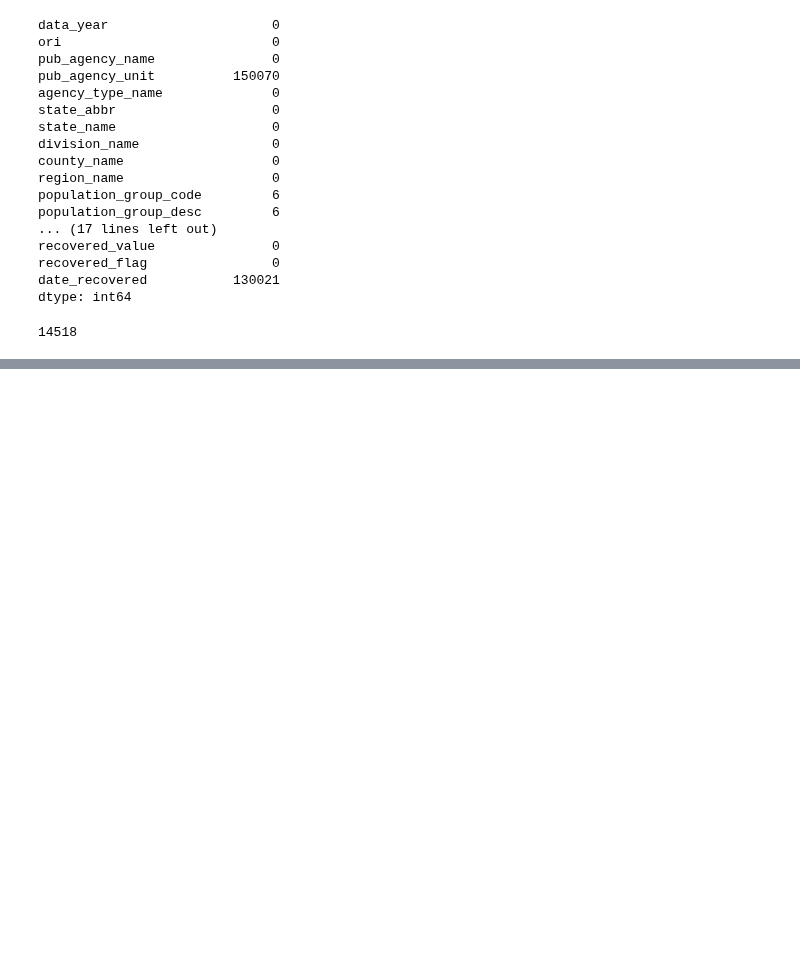
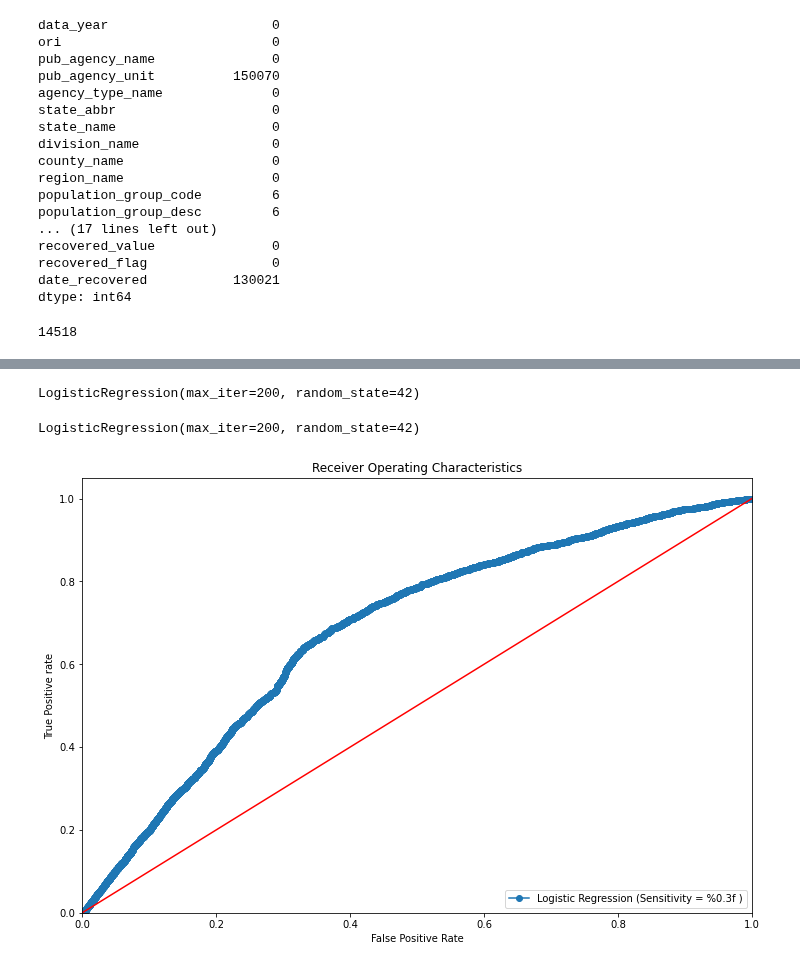
Before and after one commit to Jelsik/DataVisFinalProject-Pentagon, a Jupyter notebook: Cargo Theft Analysis.ipynb, the cells around one changed output, grey strips where cells are left out. Drawn from its saved outputs; the diff is of its cells as text; code cells hidden in the pictures; blank space fills up the shorter version.

```diff
--- a/Cargo Theft Analysis.ipynb
+++ b/Cargo Theft Analysis.ipynb
@@ -144,0 +710,5 @@ theft_cleaned_df.to_csv('Resources/cargo_theft_cleaned.csv', index=False)
+# %%
+X1 = binary_data[['population_group_code','offense_code','offender_age','victim_type_code','location_code',
+    'prop_desc_code','stolen_value']]
+
+y1 = binary_data['recovered_flag']
@@ -144,0 +788,7 @@ theft_cleaned_df.to_csv('Resources/cargo_theft_cleaned.csv', index=False)
+# %%
+X1=sm.add_constant(X1)
+#Splitting the dataset
+X_train1, X_test1, y_train1, y_test1 = train_test_split(X1, y1, test_size=0.2, random_state=0)
+model1=sm.Logit(y_train1,X_train1,random_state=0)
+result1=model1.fit()
+print(result1.summary())
@@ -144,0 +848,38 @@ theft_cleaned_df.to_csv('Resources/cargo_theft_cleaned.csv', index=False)
+# %%
+# create a logistic regression model with the specified arguments
+from sklearn.linear_model import LogisticRegression
+classifier1 = LogisticRegression(solver='lbfgs', max_iter=200, random_state=42)
+classifier1
+# %% [output]
+LogisticRegression(max_iter=200, random_state=42)
+# %%
+# trained the model with the training data:
+classifier1.fit(X_train1, y_train1)
+# %% [output]
+LogisticRegression(max_iter=200, random_state=42)
+# %%
+y_pred1=result1.predict(X_test1)
+# %%
+# ROC Curve
+from sklearn.metrics import roc_auc_score
+from sklearn.metrics import roc_curve
+fpr1, tpr1, thresholds1 = roc_curve(y_test1, y_pred1)
+# To get roc stats in df
+roc_df1=pd.DataFrame({'thresholds': thresholds1, 'tpr':tpr1, 'fpr':fpr1})
+# %%
+import matplotlib.pyplot as plt
+from sklearn.metrics import roc_curve
+from sklearn.metrics import roc_auc_score
+# Plotting the ROC curve
+plt.figure(figsize=(12,8))
+plt.plot(fpr1, tpr1, label= 'Logistic Regression (Sensitivity = %0.3f )', marker = 'o')
+plt.plot([0,1], [0,1] , 'r-')
+plt.xlim(0,1)
+plt.ylim(0,1.05)
+plt.xlabel('False Positive Rate')
+plt.ylabel('True Positive rate')
+plt.title('Receiver Operating Characteristics')
+plt.legend(loc='lower right')
+plt.show()
+# %% [output]
+[figure, added]
```
Also changed, not shown: parts of 66 cells of this notebook.
